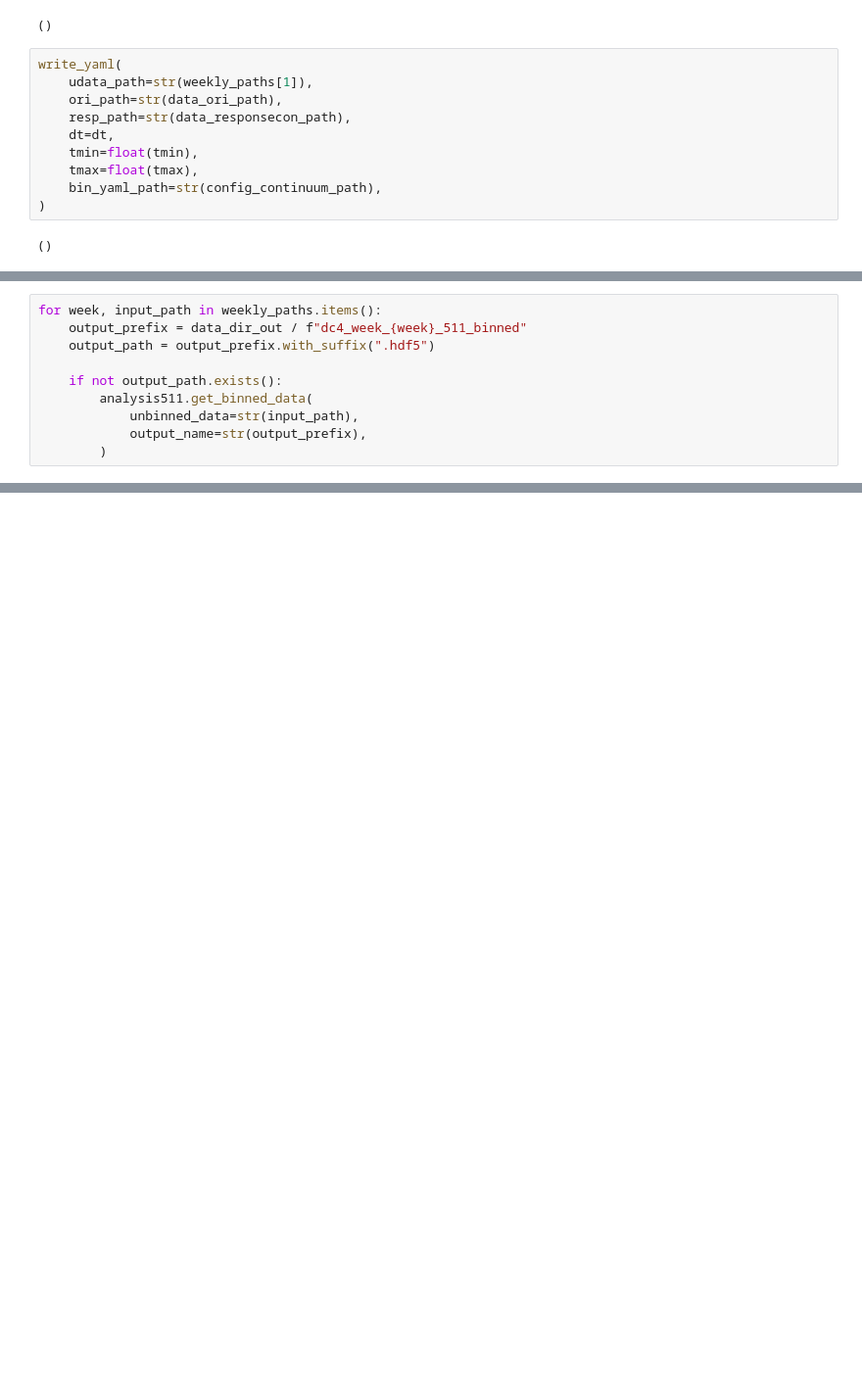
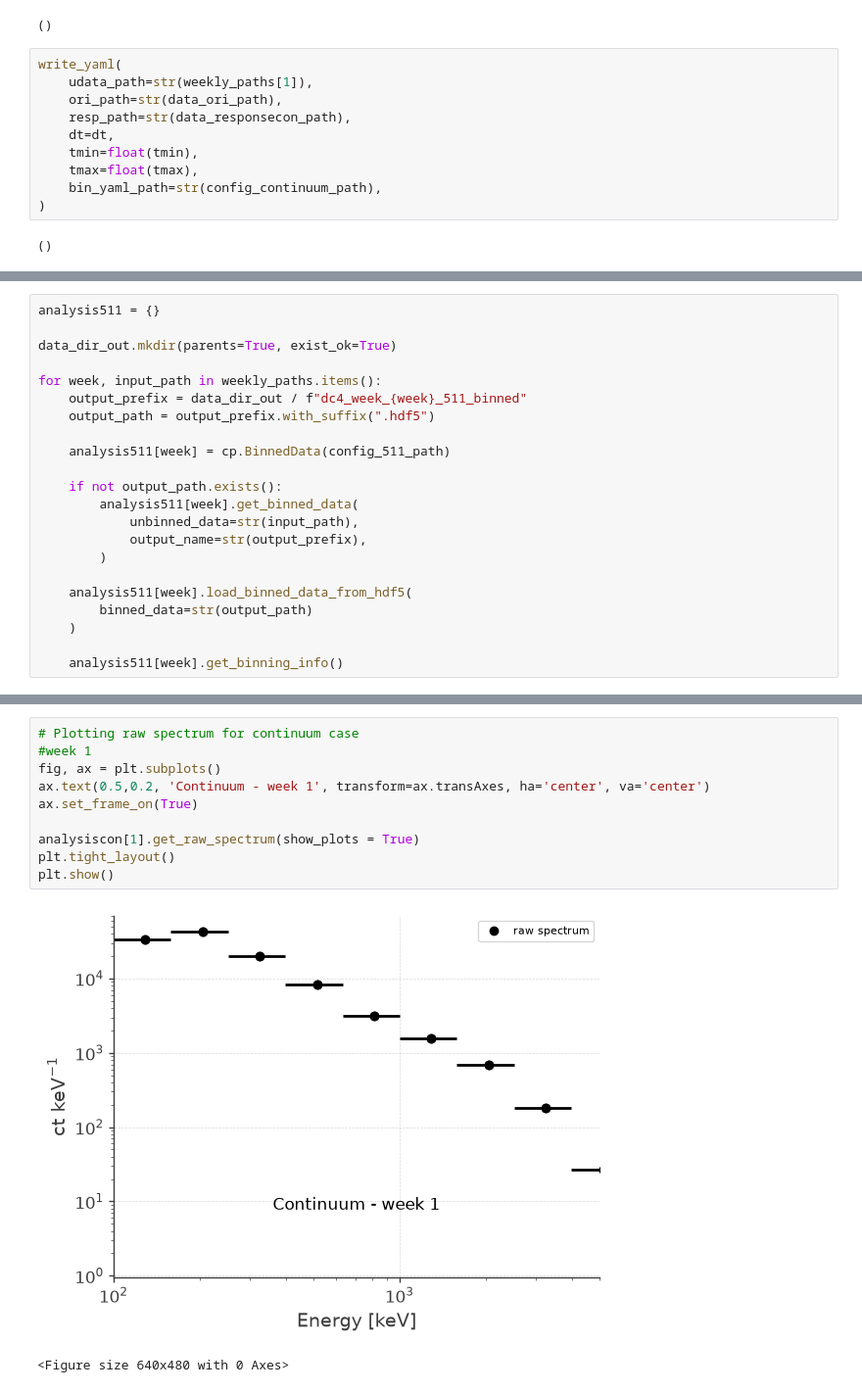
Before and after one commit to mquezada13/data-challenge-3-4-exploration, a Jupyter notebook: workflow/notebooks/01_DataIO_analysis.ipynb, the cells around one changed output, grey strips where cells are left out. Shown at 98% size. Saved outputs shown, nothing was run; the diff lists cells and outputs as text; blank space fills up the shorter version.

```diff
--- a/workflow/notebooks/01_DataIO_analysis.ipynb
+++ b/workflow/notebooks/01_DataIO_analysis.ipynb
@@ -166,13 +171,25 @@ analysiscon = cp.BinnedData(config_continuum_path)
 # %%
+analysis511 = {}
+
+data_dir_out.mkdir(parents=True, exist_ok=True)
+
 for week, input_path in weekly_paths.items():
     output_prefix = data_dir_out / f"dc4_week_{week}_511_binned"
     output_path = output_prefix.with_suffix(".hdf5")
 
+    analysis511[week] = cp.BinnedData(config_511_path)
+
     if not output_path.exists():
-        analysis511.get_binned_data(
+        analysis511[week].get_binned_data(
             unbinned_data=str(input_path),
             output_name=str(output_prefix),
         )
+
+    analysis511[week].load_binned_data_from_hdf5(
+        binned_data=str(output_path)
+    )
+
+    analysis511[week].get_binning_info()
 # %% [output]
 fill() discarded one or more values due to out-of-bounds coordinate in a dimension without under/overflow tracking
 fill() discarded one or more values due to out-of-bounds coordinate in a dimension without under/overflow tracking
@@ -202,0 +295,13 @@ for week, input_path in weekly_paths.items():
+# %%
+# Plotting raw spectrum for continuum case
+#week 1
+fig, ax = plt.subplots()
+ax.text(0.5,0.2, 'Continuum - week 1', transform=ax.transAxes, ha='center', va='center')
+ax.set_frame_on(True)
+
+analysiscon[1].get_raw_spectrum(show_plots = True)
+plt.tight_layout()
+plt.show()
+# %% [output]
+[figure, added]
+<Figure size 640x480 with 0 Axes>
```
Also changed, not shown: parts of 22 cells of this notebook.
